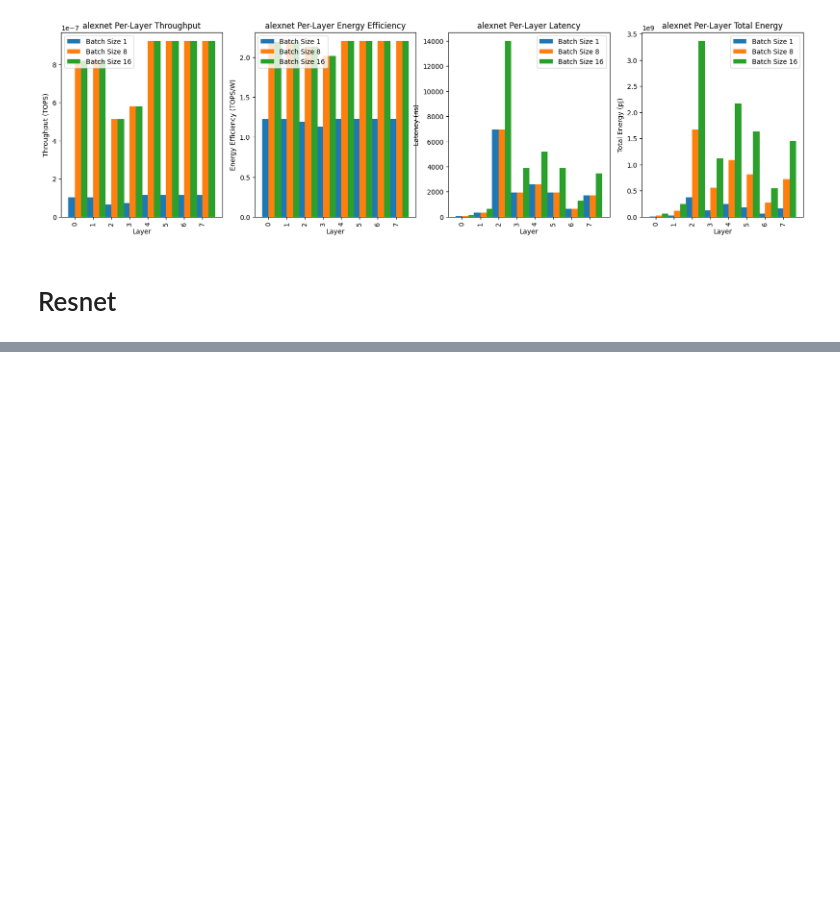
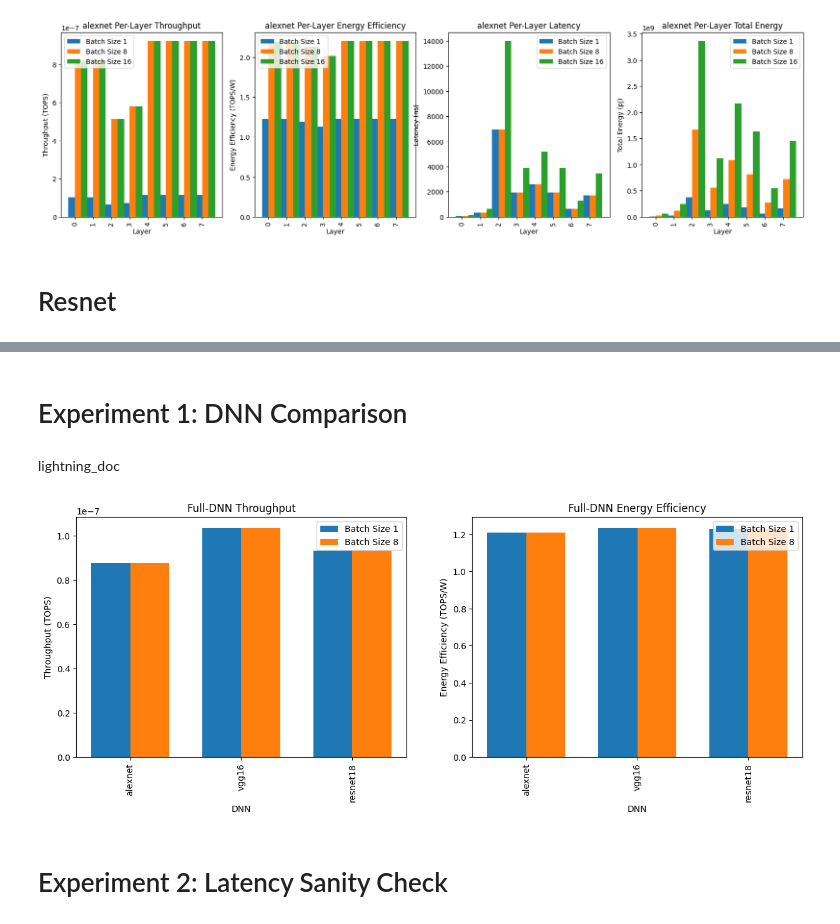
Before and after one commit to czarkos/ka-chow, a Jupyter notebook: workspace/models/arch/1_macro/lightning_sigc_2023/lightning_guide.ipynb, the cells around one changed output, grey strips where cells are left out. Cells and saved outputs as stored; diff of their text form; code cells hidden in the pictures; blank space fills up the shorter version.

Commit message:
bug in plots, maybe too many plots

```diff
--- a/workspace/models/arch/1_macro/lightning_sigc_2023/lightning_guide.ipynb
+++ b/workspace/models/arch/1_macro/lightning_sigc_2023/lightning_guide.ipynb
@@ -259,0 +261,44 @@ KeyboardInterrupt:
+# %%
+display_markdown("# Experiment 1: DNN Comparison")
+# %% [output]
+# Experiment 1: DNN Comparison
+# %%
+# This test may take a while to run. We have to find a mapping for every layer
+# for every DNN being tested.
+results = {}
+for i, dnn in enumerate(["alexnet", "vgg16", "resnet18"]):
+    results[dnn] = run_test(
+        "lightning_sigc_2023", "test_full_dnn", dnn_name=dnn, show_doc=i == 0, batch_sizes=[1, 8]
+    )
+
+fig, axs = plt.subplots(1, 2, figsize=(15, 5))
+
+tops, tops_per_w = {}, {}
+
+# Full-DNN results
+for dnn, r in results.items():
+    tops[dnn], tops_per_w[dnn] = {}, {}
+    for r2 in r.aggregate_by("BATCH_SIZE"):
+        batch_size = f'Batch Size {r2.variables["BATCH_SIZE"]}'
+        tops[dnn][batch_size] = r2.tops
+        tops_per_w[dnn][batch_size] = r2.tops_per_w
+
+for ax, data, title, ylabel in [
+    (axs[0], tops, "Throughput", "TOPS"),
+    (axs[1], tops_per_w, "Energy Efficiency", "TOPS/W"),
+]:
+    bar_side_by_side(
+        data,
+        xlabel="DNN",
+        ylabel=f"{title} ({ylabel})",
+        title=f"Full-DNN {title}",
+        ax=ax,
+    )
+# %% [output]
+
+   lightning_doc
+[figure, added]
+# %%
+display_markdown("# Experiment 2: Latency Sanity Check")
+# %% [output]
+# Experiment 2: Latency Sanity Check
```
Also changed, not shown: parts of 4 cells of this notebook.
